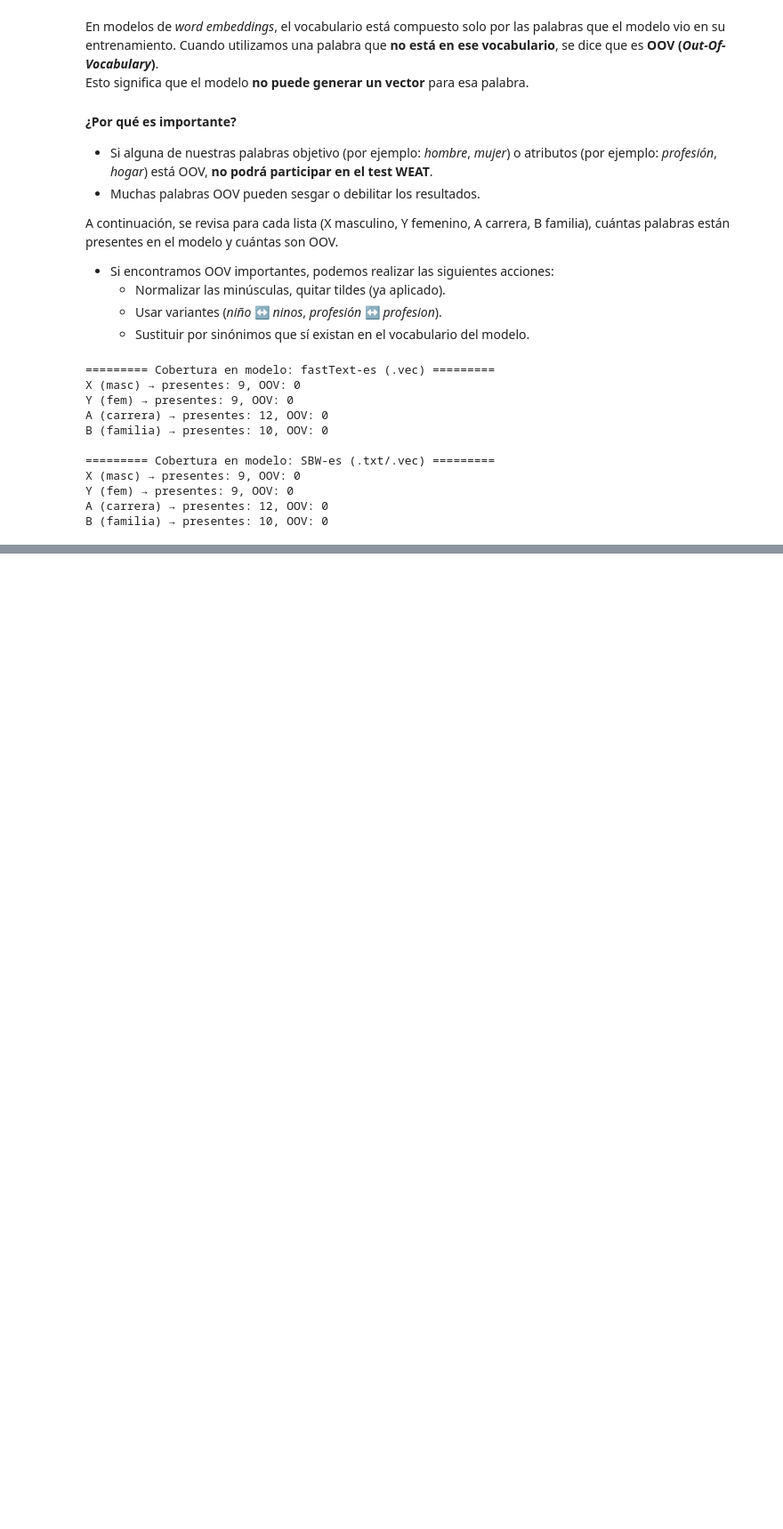
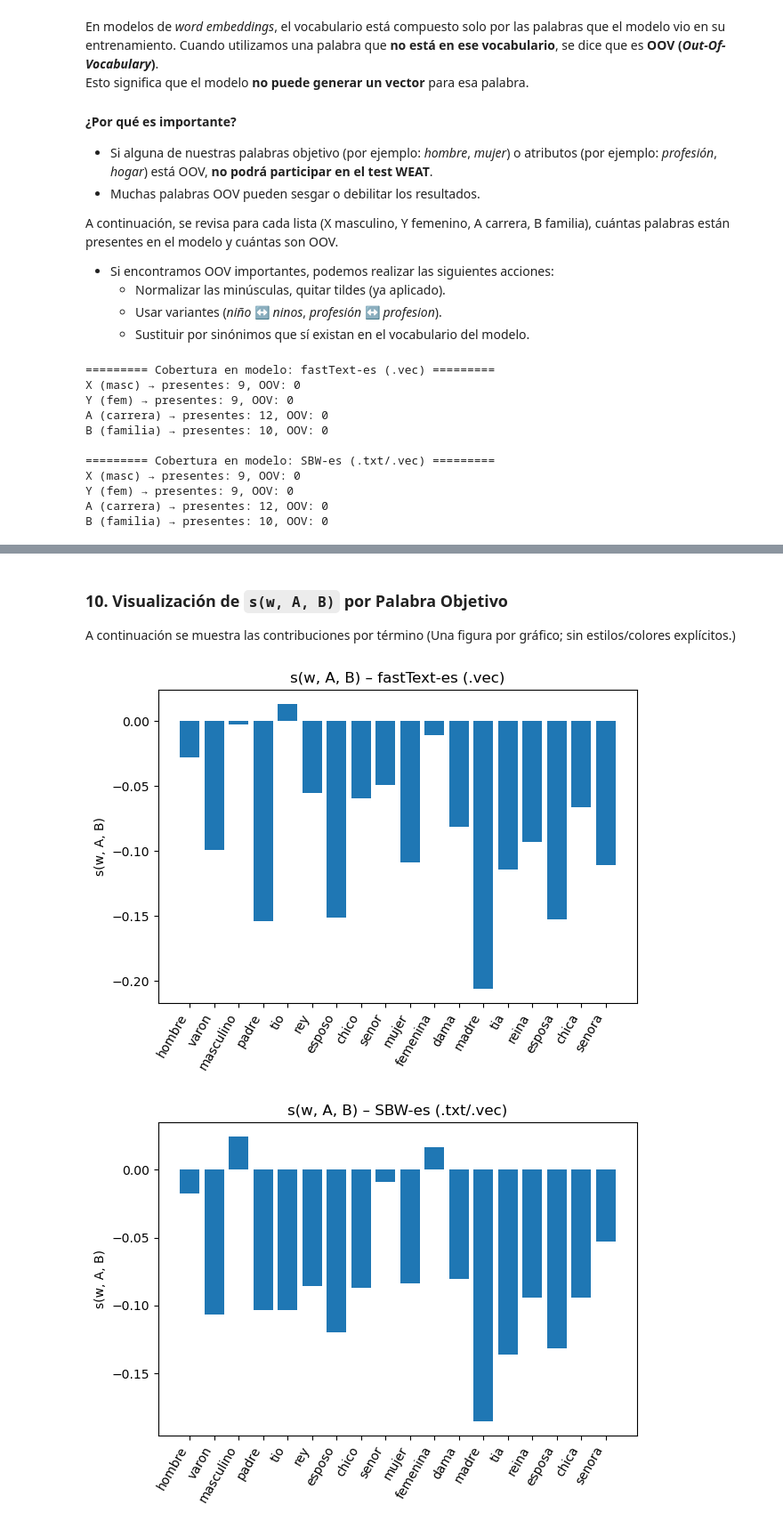
Before and after one commit to Vikktor93/proyecto-final-NLP, a Jupyter notebook: notebooks/proyecto.ipynb, the cells around one changed output, grey strips where cells are left out. Shown: that part at 89% size. Drawn from its saved outputs; the diff is of its cells as text; code cells hidden in the pictures; blank space fills up the shorter version.

Commit message:
Se agrega ejecución del test y las visualizaciones de s(w,A,B) por palabra objetivo

```diff
--- a/notebooks/proyecto.ipynb
+++ b/notebooks/proyecto.ipynb
@@ -360,0 +414,26 @@ B (familia) → presentes: 10, OOV: 0
+# %% [markdown]
+### **10. Visualización de `s(w, A, B)` por Palabra Objetivo**
+
+A continuación se muestra las contribuciones por término (Una figura por gráfico; sin estilos/colores explícitos.)
+# %%
+def s_values_by_word(kv: KeyedVectors, X: List[str], Y: List[str], A: List[str], B: List[str]) -> Dict[str, float]:
+    return {w: s_w_A_B(w, kv, A, B) for w in X + Y if w in kv}
+
+def plot_s_values(kv: KeyedVectors, model_name: str):
+    vals = s_values_by_word(kv, X, Y, A, B)
+    words, svals = list(vals.keys()), list(vals.values())
+    plt.figure()
+    plt.bar(range(len(words)), svals)
+    plt.xticks(range(len(words)), words, rotation=60, ha='right')
+    plt.title(f"s(w, A, B) – {model_name}")
+    plt.ylabel("s(w, A, B)")
+    plt.tight_layout()
+    plt.show()
+
+if fasttext_kv is not None:
+    plot_s_values(fasttext_kv, "fastText-es (.vec)")
+if sbw_kv is not None:
+    plot_s_values(sbw_kv, "SBW-es (.txt/.vec)")
+# %% [output]
+[figure, added]
+[figure, added]
```
Also changed, not shown: parts of 5 cells of this notebook.
